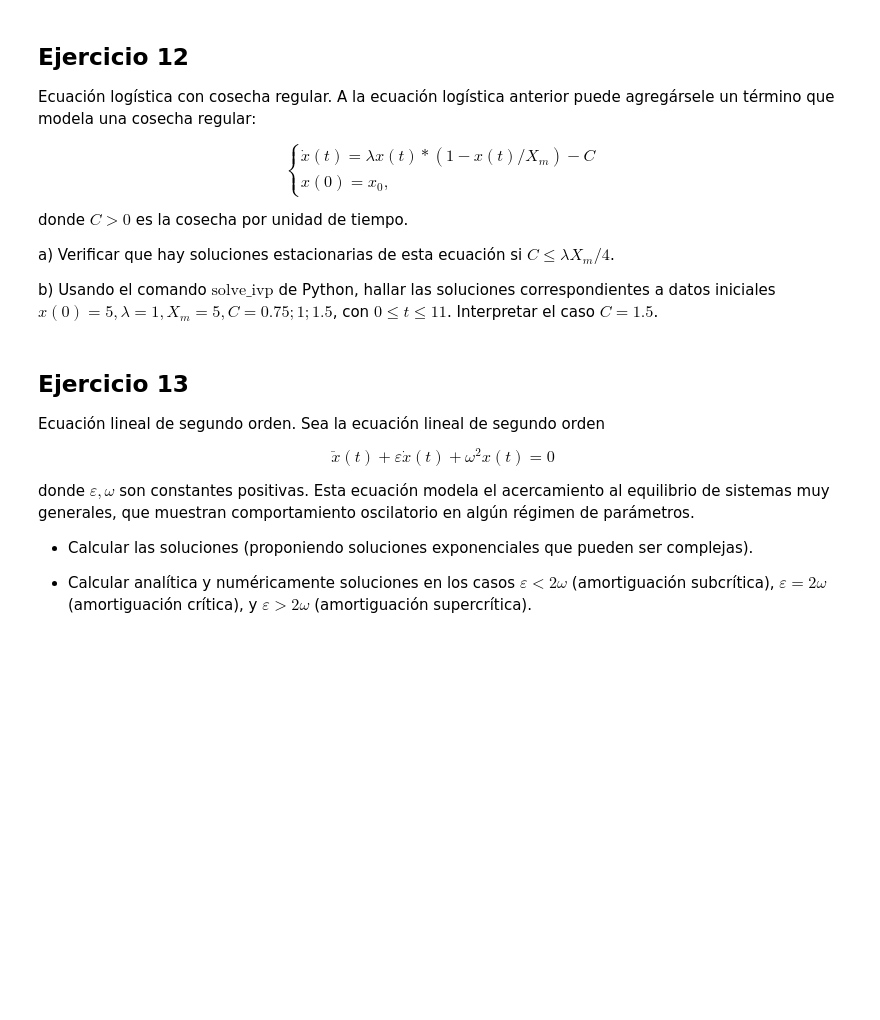
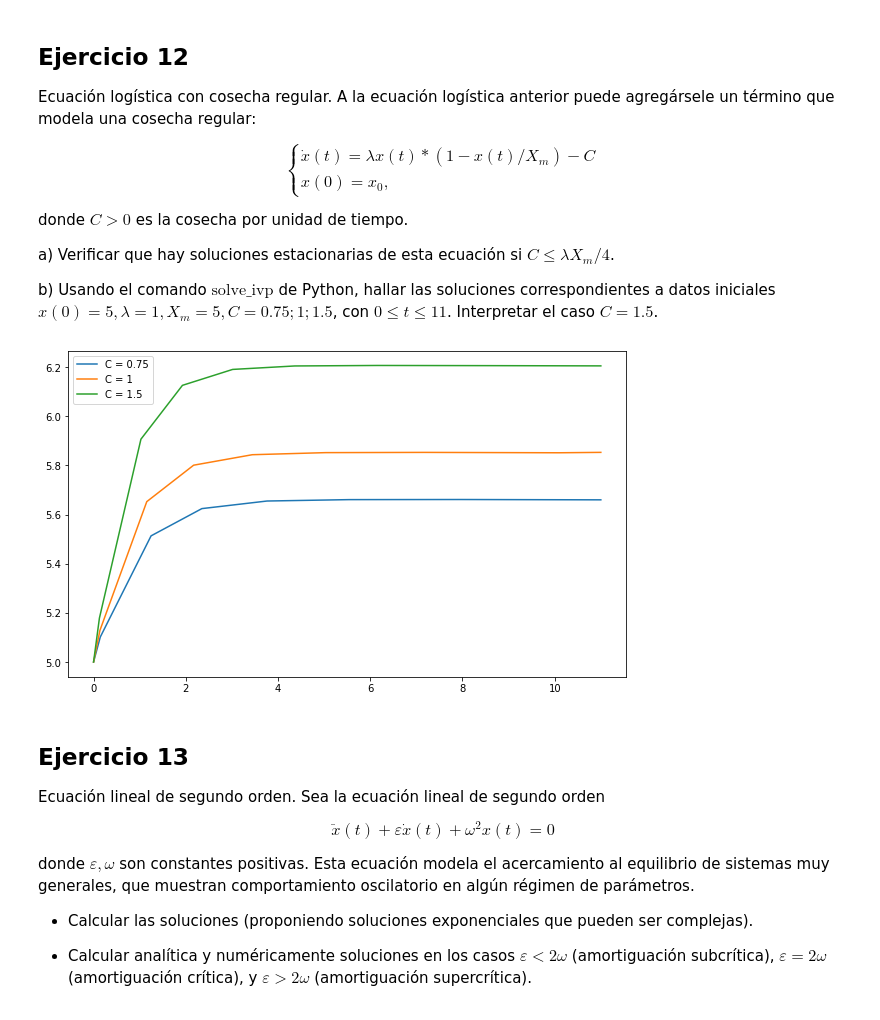
Before and after one commit to binaria010/Mate2B-numerical-Analysis-, a Jupyter notebook: Practica3/Practica3.ipynb, the cells around one changed output. Saved outputs shown, nothing was run; the diff lists cells and outputs as text; code cells hidden in the pictures; blank space fills up the shorter version.

```diff
--- a/Practica3/Practica3.ipynb
+++ b/Practica3/Practica3.ipynb
@@ -677,6 +672,22 @@ donde $C>0$ es la cosecha por unidad de tiempo.
 a) Verificar que hay soluciones estacionarias de esta ecuación si $C \leq \lambda X_{m} / 4$.
 
 b) Usando el comando $\text{solve_ivp}$ de Python, hallar las soluciones correspondientes a datos iniciales $x(0)=5, \lambda=1, X_{m}=5, C=0.75 ; 1 ; 1.5$, con $0 \leq t \leq 11$. Interpretar el caso $C=1.5$.
+# %%
+x0 = [5] # la cond inicial debe ser dada en forma de array o lista en solve_ivp
+lmbda = 1
+Xm = 5
+C = [0.75, 1, 1.5]
+tspan = [0, 11]
+
+fun12 =  lambda t, x, c: lmbda* x *(1- x/Xm) + c
+
+plt.figure(figsize = (10, 6))
+for c in C:
+  sol = solve_ivp(fun12, t_span = tspan, y0 = x0, args=[c])
+  plt.plot(sol.t, sol.y[0,:], label = "C = " + str(c))
+  plt.legend()
+# %% [output]
+[figure, added]
 # %% [markdown]
 ## Ejercicio 13
 
```
Also changed, not shown: parts of 8 cells of this notebook, 3 other files.
